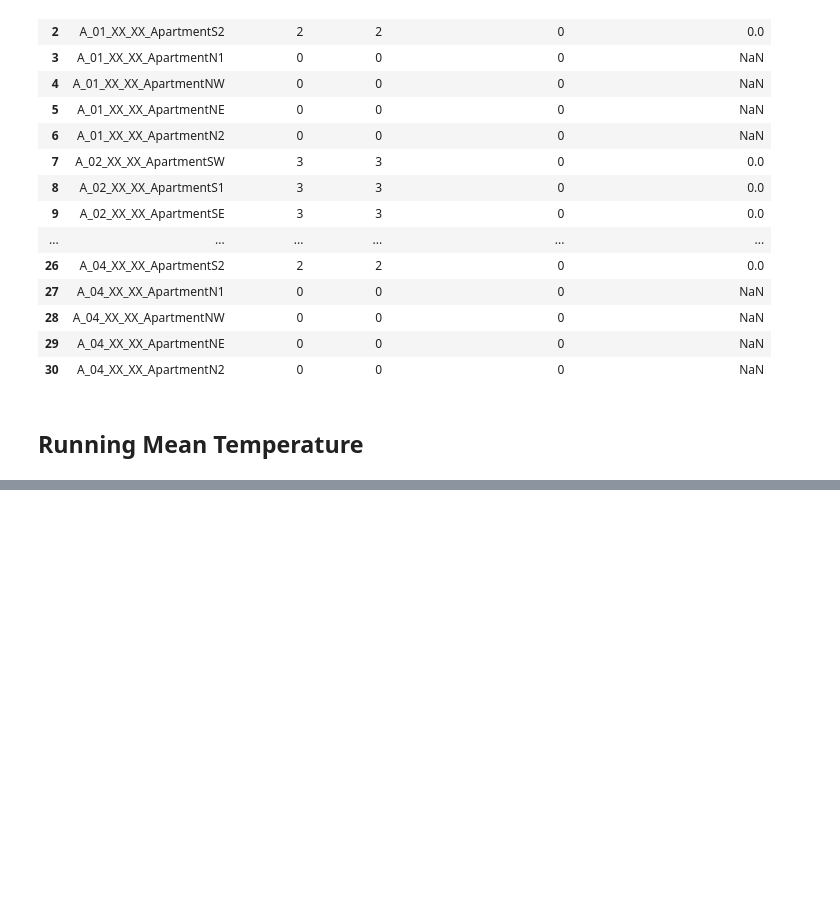
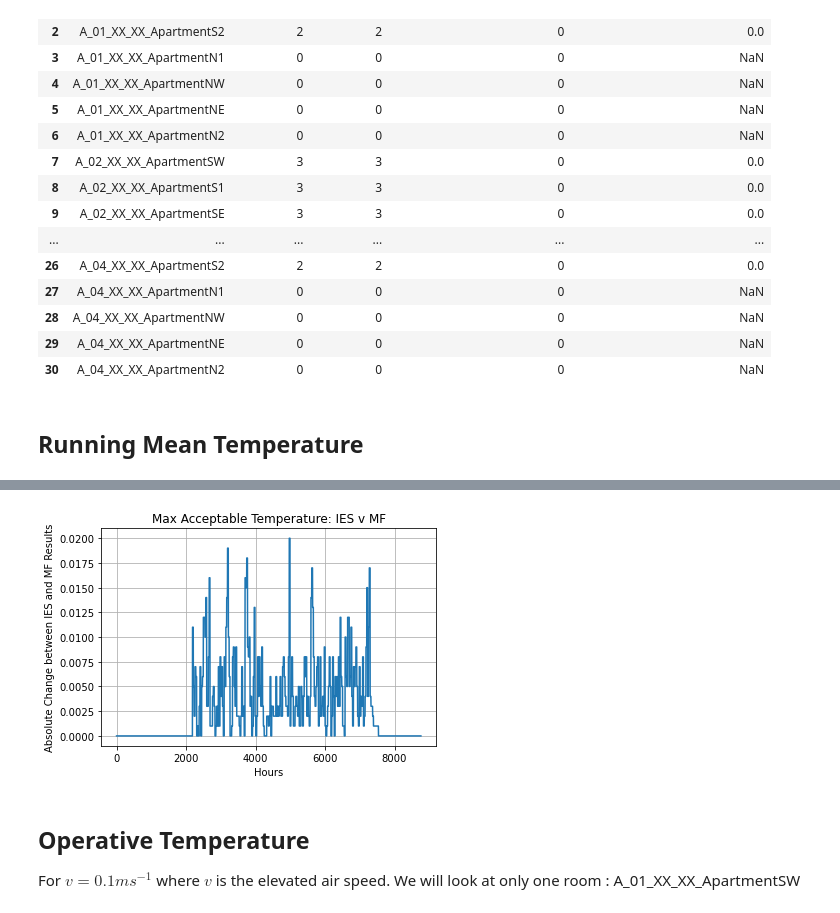
Before and after one commit to maxfordham/adaptive-comfort, a Jupyter notebook: book/tests.ipynb, the cells around one changed output, grey strips where cells are left out. Drawn from its saved outputs; the diff is of its cells as text; code cells hidden in the pictures; blank space fills up the shorter version.

Commit message:
Updated tests.ipynb for docs

```diff
--- a/book/tests.ipynb
+++ b/book/tests.ipynb
@@ -114,0 +141,18 @@ df["Running Mean Temperature"]  #TODO: Add matplotlib
+# %%
+FPTH_TEST_ALL_CRITERIA = cwd / "tests" / "test_max_acceptable_temp.xlsx"
+df = pd.read_excel(FPTH_TEST_ALL_CRITERIA, sheet_name=None)
+del df["Max Acceptable Temperature"]["index"]
+# %%
+plt.plot(df["Max Acceptable Temperature"].index, df["Max Acceptable Temperature"].loc[:, "Absolute Change"])
+plt.xlabel('Hours')
+plt.ylabel('Absolute Change between IES and MF Results')
+plt.title('Max Acceptable Temperature: IES v MF')
+plt.grid(True)
+plt.show()
+# %% [output]
+[figure, added]
+# %% [markdown]
+## Operative Temperature
+
+For $v = 0.1ms^{-1}$ where $v$ is the elevated air speed.
+We will look at only one room : A_01_XX_XX_ApartmentSW
```
Also changed, not shown: parts of 7 cells of this notebook, 2 other files.
